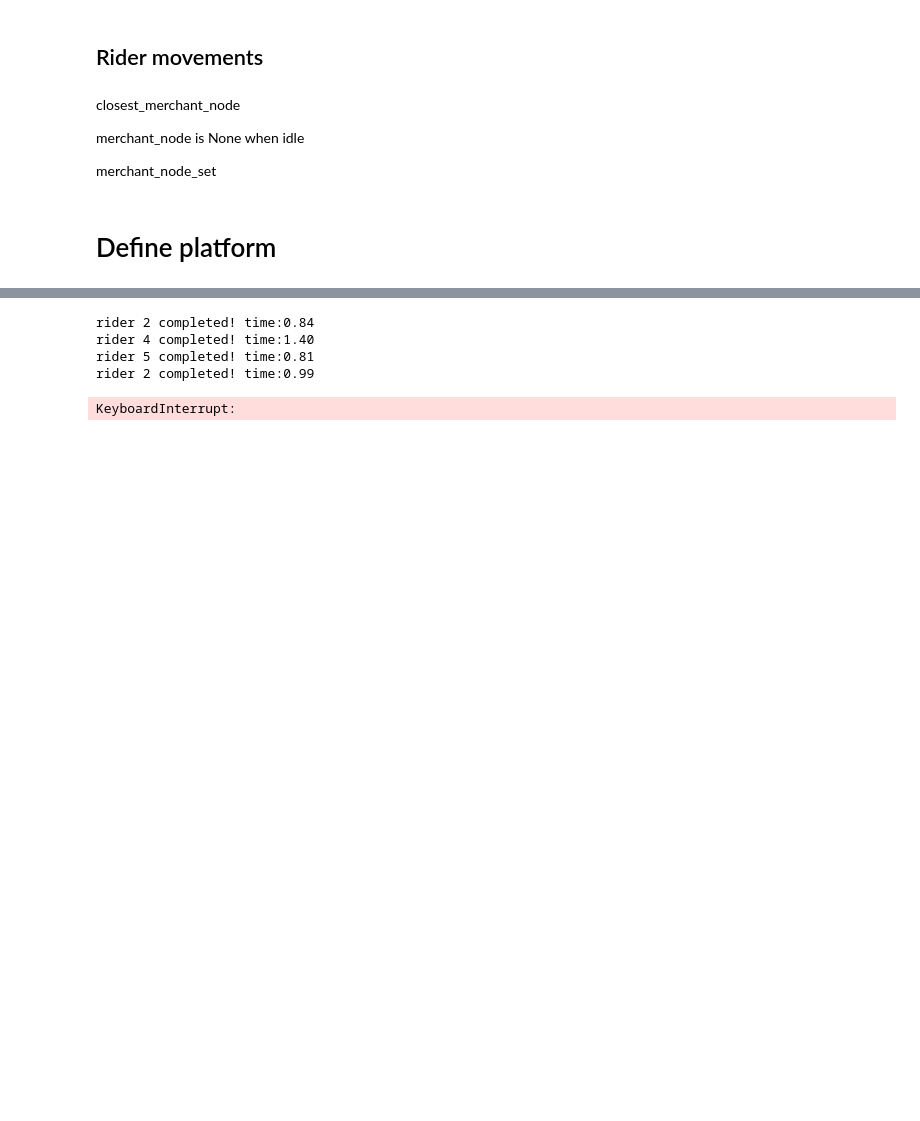
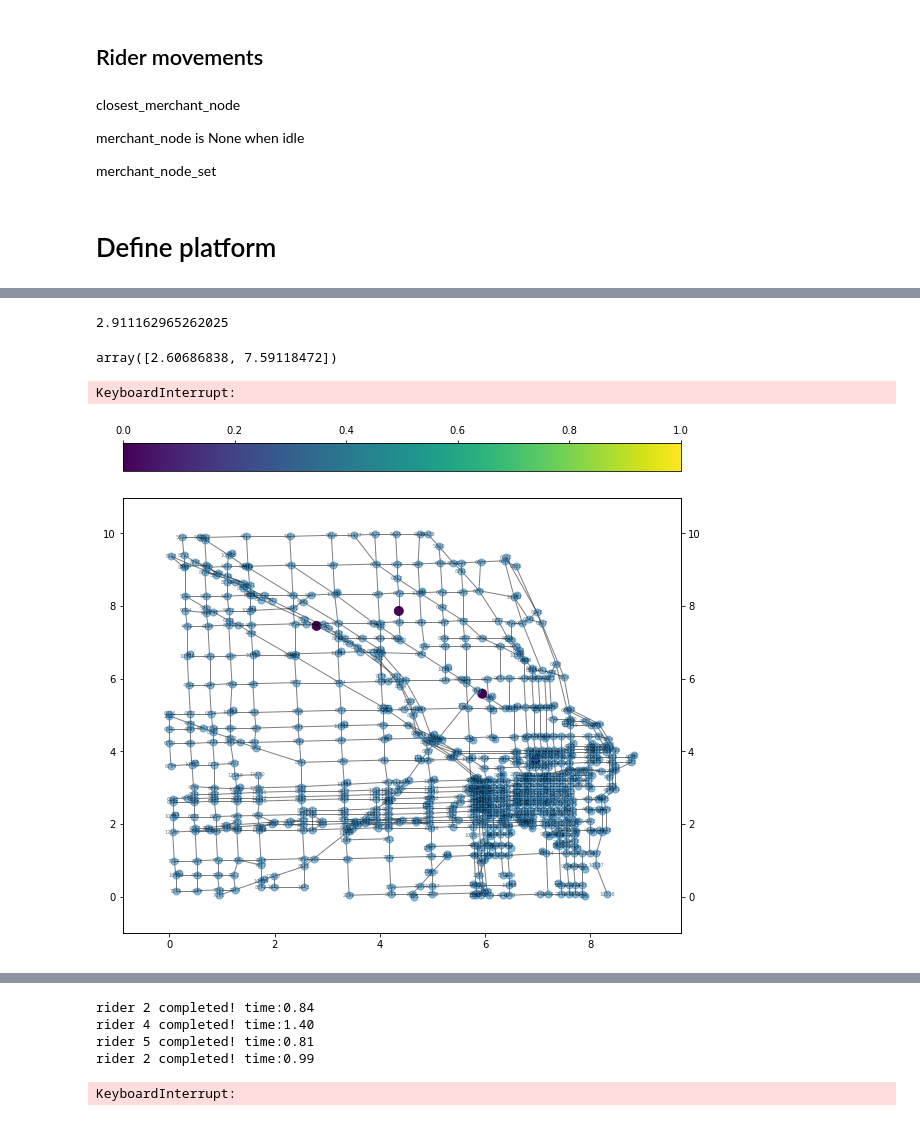
Before and after one commit to khzhang2/FD_Simulator, a Jupyter notebook: Simulator Notebook.ipynb, the cells around one changed output, grey strips where cells are left out. Cells and saved outputs as stored; diff of their text form; code cells hidden in the pictures; blank space fills up the shorter version.

Commit message:
packaged codes into function simulate_single_core

```diff
--- a/Simulator Notebook.ipynb
+++ b/Simulator Notebook.ipynb
@@ -478,14 +462,3 @@ dec_var = {
 }
 
 merchant_node_set = [10343, 2766]
-# %%
-for i in range(N):
-    config_i = {
-        'ID': i,
-        'initial_position': np.array([np.random.rand()*nodes['x'].max(), np.random.rand()*nodes['y'].max()]),
-        'maxspeed': np.random.randint(10, 20)
-    }
-    rider_i = rider(config_i, dec_var)
-
-    config_set.append(config_i)
-    rider_set.append(rider_i)
@@ -524,0 +544,4 @@ def move_rider(rider_set, t_resolution, matched_rider_IDs, matched_batches):
+# %%
+rider_ID_set = [1,2,3,4]
+# %%
+rider_t_df, virtual_plat_t_df, t_set = simulate_single_core(rider_ID_set)
@@ -524,0 +566,47 @@ def move_rider(rider_set, t_resolution, matched_rider_IDs, matched_batches):
+# %%
+virtual_plat_t_df.loc[300, 'virtual_plat'].num_accumulated_order
+# %% [output]
+2.911162965262025
+# %%
+rider_t_df.loc[201, 1].position
+# %% [output]
+array([2.60686838, 7.59118472])
+# %%
+fig = plt.figure(figsize=[10, 10])
+ax = fig.add_subplot(1, 1, 1)
+ax.set_xlim(-nodes['x'].max()*0.1, nodes['x'].max()*1.1)
+ax.set_ylim(-nodes['y'].max()*0.1, nodes['y'].max()*1.1)
+ax0 = ax.twinx()
+ax0.set_xlim(-nodes['x'].max()*0.1, nodes['x'].max()*1.1)
+ax0.set_ylim(-nodes['y'].max()*0.1, nodes['y'].max()*1.1)
+
+nx.draw_networkx(G, pos=pos, ax=ax0, node_size=50, font_size=5, alpha=0.5)
+
+color = np.ones(len(rider_ID_set)) * 0.5
+scat = ax.scatter(
+    np.random.randint(6, size=len(rider_ID_set)),
+    np.random.randint(6, size=len(rider_ID_set)),
+    s=80, c=color, vmin=0, vmax=1
+)
+fig.colorbar(scat, ax=ax, location='top')
+
+for t in rider_t_df.index:
+    rider_set = list(rider_t_df.loc[t])
+    for i in range(len(rider_set)):
+        if rider_set[i].state == 'idle' and rider_set[i].if_matchable:
+            color[i] = 0
+        elif rider_set[i].state == 'working' or rider_set[i].state == 'stop':
+            color[i] = 1
+        elif rider_set[i].state == 'idle' and rider_set[i].if_matchable==False:
+            color[i] = 0.5
+        scat.set_array(color)
+        scat.set_offsets(
+            np.array( [ [rider_set[i].position[0], rider_set[i].position[1]] for i in range(len(rider_set))] )
+        )
+    if t%50==0:
+        print(t)
+        display.clear_output(wait=True)
+        display.display(plt.gcf())
+# %% [output]
+KeyboardInterrupt:
+[figure, added]
```
Also changed, not shown: parts of 11 cells of this notebook.
